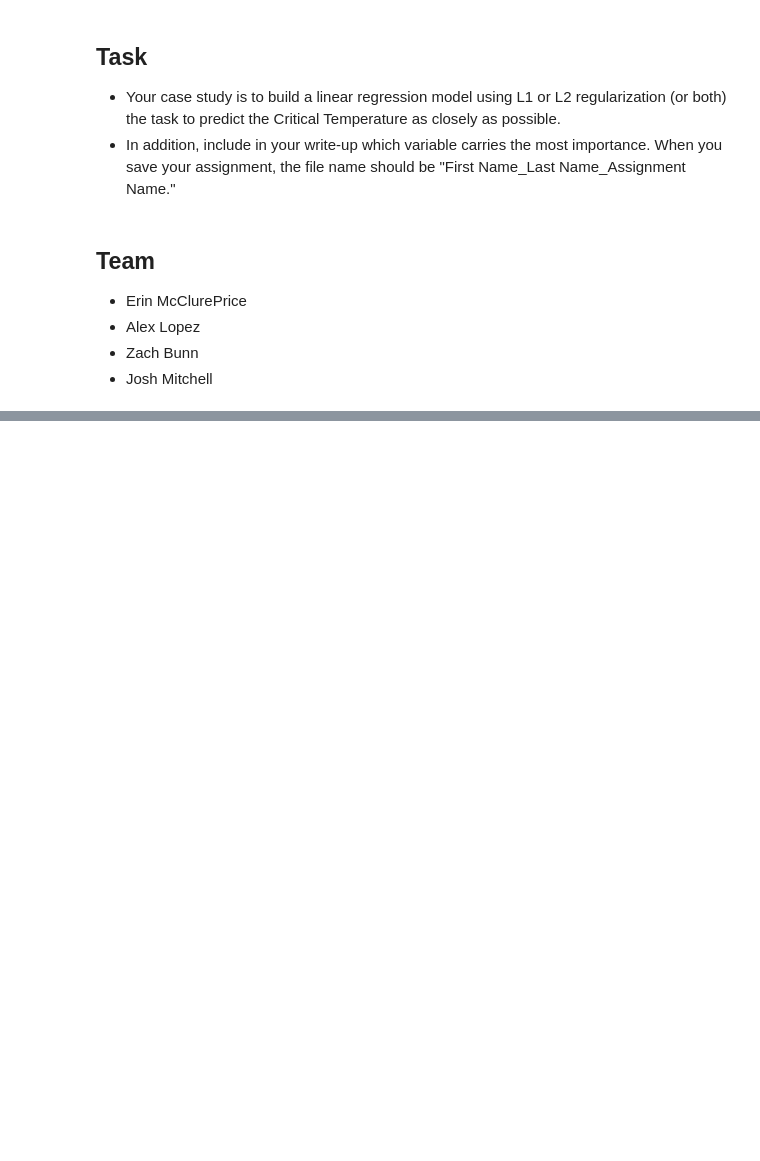
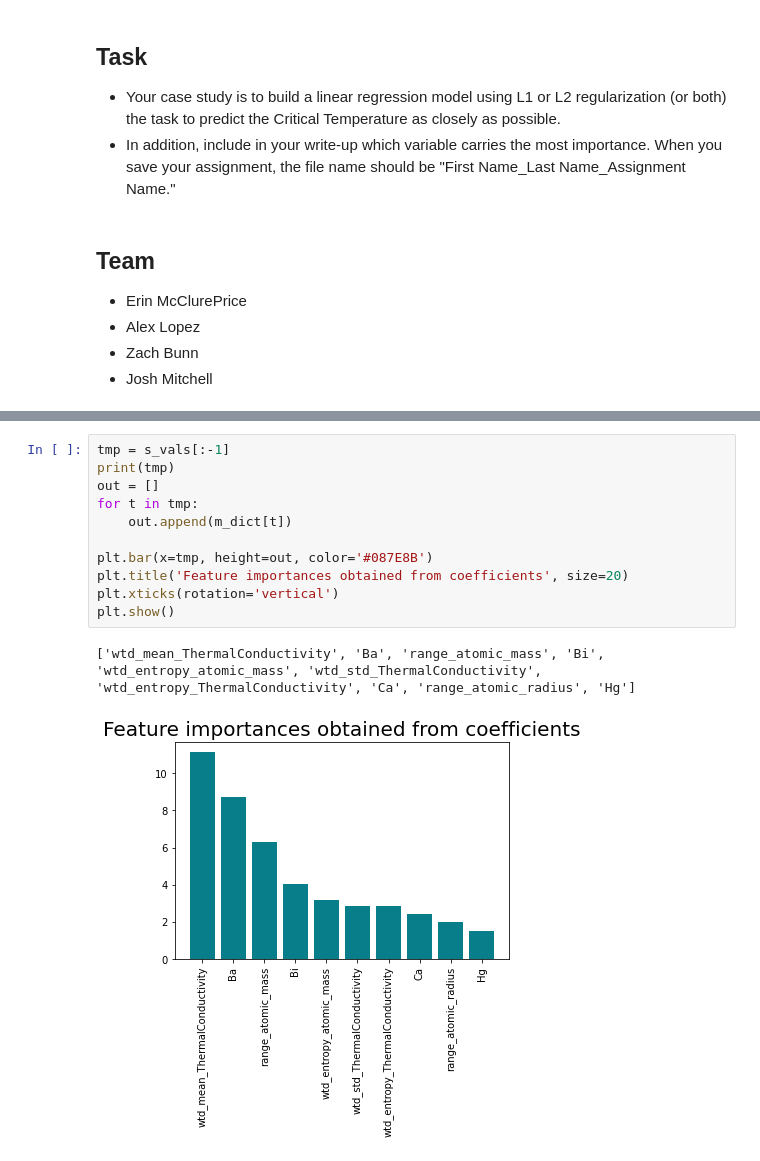
Before and after one commit to bx-lr/ds7333, a Jupyter notebook: 01-project/01-project_mitchell.ipynb, the cells around one changed output, grey strips where cells are left out. Drawn from its saved outputs; the diff is of its cells as text; blank space fills up the shorter version.

```diff
--- a/01-project/01-project_mitchell.ipynb
+++ b/01-project/01-project_mitchell.ipynb
@@ -41,0 +282,14 @@ elem.head()
+# %%
+tmp = s_vals[:-1]
+print(tmp)
+out = []
+for t in tmp:
+    out.append(m_dict[t])
+
+plt.bar(x=tmp, height=out, color='#087E8B')
+plt.title('Feature importances obtained from coefficients', size=20)
+plt.xticks(rotation='vertical')
+plt.show()
+# %% [output]
+['wtd_mean_ThermalConductivity', 'Ba', 'range_atomic_mass', 'Bi', 'wtd_entropy_atomic_mass', 'wtd_std_ThermalConductivity', 'wtd_entropy_ThermalConductivity', 'Ca', 'range_atomic_radius', 'Hg']
+[figure, added]
```
Also changed, not shown: parts of 29 cells of this notebook.
